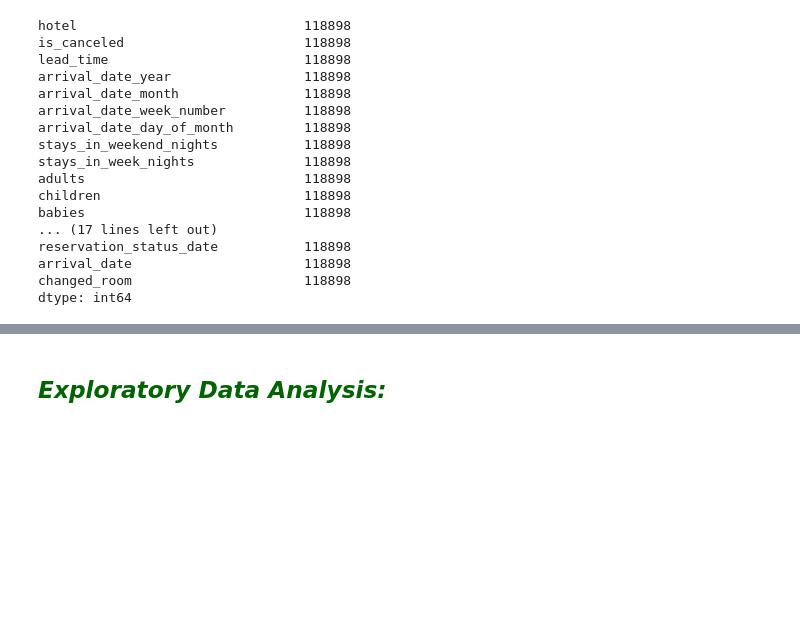
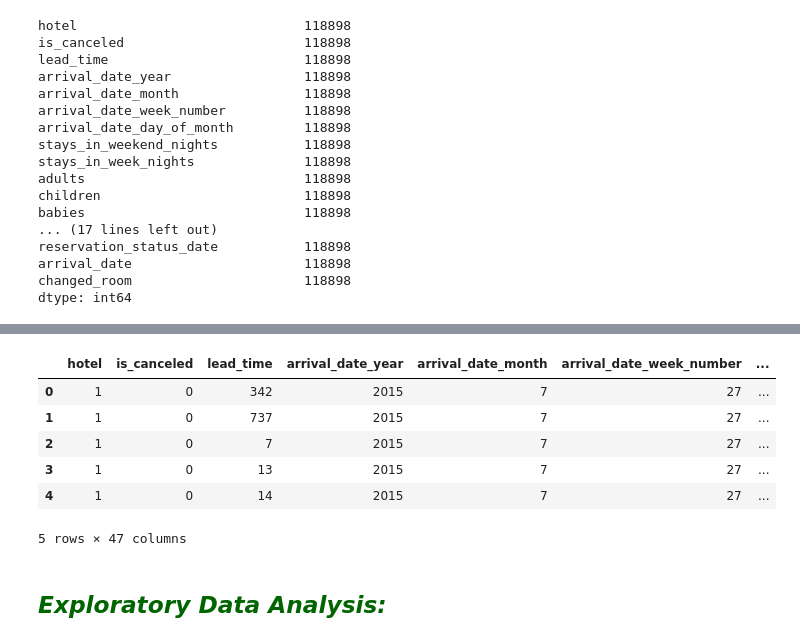
Before and after one commit to safaena123/DM_ML_Project, a Jupyter notebook: Part1.ipynb, the cells around one changed output, grey strips where cells are left out. Cells and saved outputs as stored; diff of their text form; code cells hidden in the pictures; blank space fills up the shorter version.

Commit message:
preprocessing

```diff
--- a/Part1.ipynb
+++ b/Part1.ipynb
@@ -248,9 +279,11 @@ df2['country'].fillna(df2['agent'].mode()[0], inplace=True)
+# %%
+from sklearn import preprocessing
+
+encoder = preprocessing.LabelEncoder()
+df["hotel"] = encoder.fit_transform(df["hotel"])
 # %%
-from sklearn import preprocessing
-
-encoder = preprocessing.LabelEncoder()
-df2["hotel"] = encoder.fit_transform(df["hotel"])
 categorical_variables = ['customer_type', 'deposit_type', 'market_segment', 'distribution_channel', 'country']
-#for item in categorical_variables:
-#    df2[item] = encoder.fit_transform(df2[item])
-df2 = pd.get_dummies(df, columns = categorical_variables)
+for item in categorical_variables:
+    df[item] = df[item].astype(str)
+    df[item] = encoder.fit_transform(df[item])
+df = pd.get_dummies(df, columns = categorical_variables)
@@ -259,3 +290,16 @@ df2 = df2.drop(categorical_variables+["reservation_date", "meal", "company"]
+# %%
+df = df.drop(["reservation_status_date", "meal", "company"], axis=1)
+# %%
+months = {'January':1, 'February':2, 'March':3, 'April':4, 'May':5, 'June':6, 'July':7, 'August':8, 'September':9, 'October':10, 'November':11, 'December':12}
+df.arrival_date_month = df.arrival_date_month.map(months).astype(str)
 # %%
-df2.head()
+df.head()
+# %% [output]
+|  | hotel | is_canceled | lead_time | arrival_date_year | arrival_date_month | arrival_date_week_number | ... |
+| 0 | 1 | 0 | 342 | 2015 | 7 | 27 | ... |
+| 1 | 1 | 0 | 737 | 2015 | 7 | 27 | ... |
+| 2 | 1 | 0 | 7 | 2015 | 7 | 27 | ... |
+| 3 | 1 | 0 | 13 | 2015 | 7 | 27 | ... |
+| 4 | 1 | 0 | 14 | 2015 | 7 | 27 | ... |
+5 rows × 47 columns
 # %%
```
Also changed, not shown: parts of 18 cells of this notebook.
